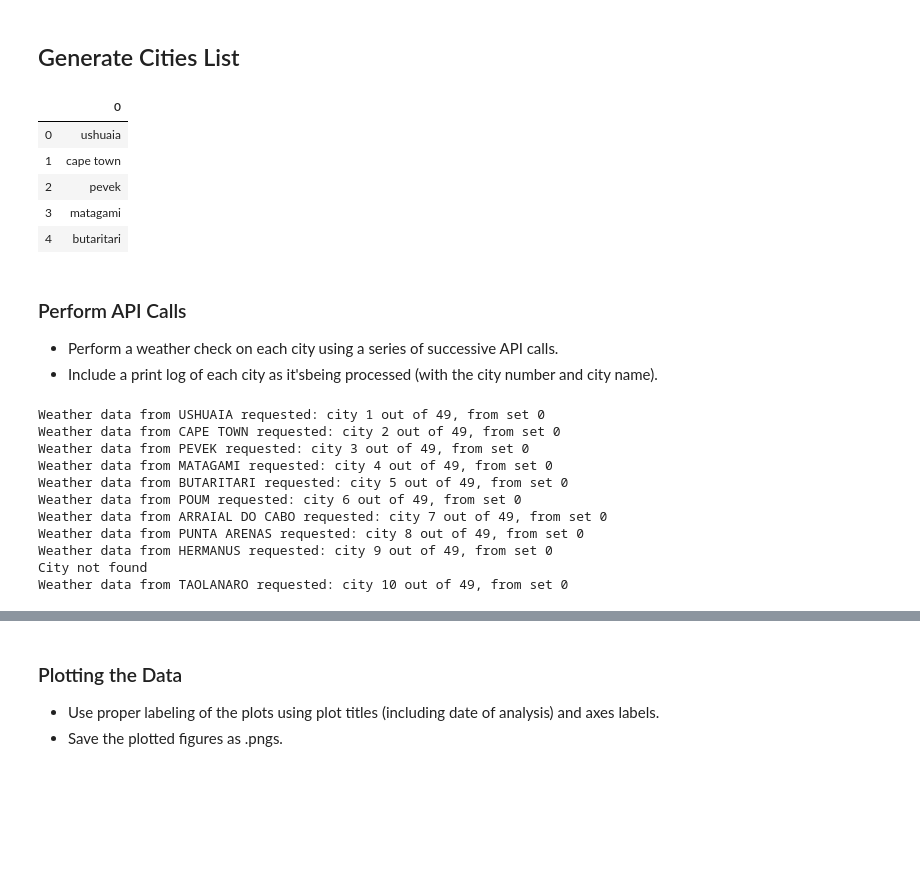
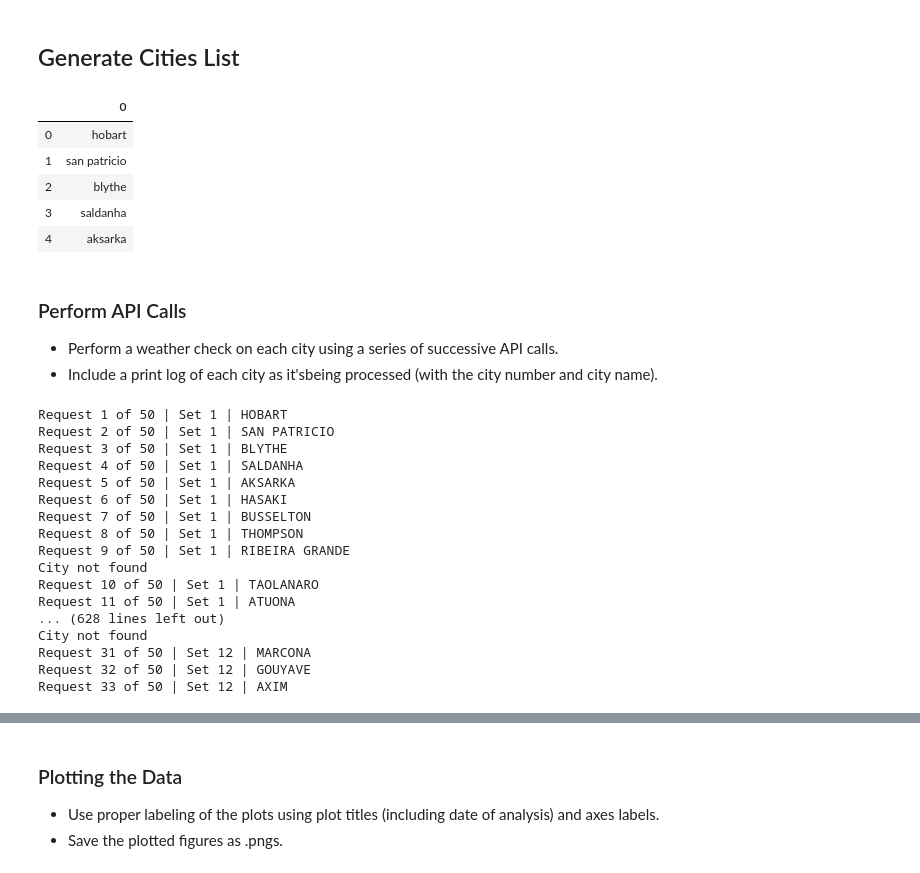
Before and after one commit to vitoperez117/Weather-Data-API-Requests-Pandas-Matplotlib, a Jupyter notebook: WeatherPy.ipynb, the cells around one changed output, grey strips where cells are left out. Drawn from its saved outputs; the diff is of its cells as text; code cells hidden in the pictures; blank space fills up the shorter version.

```diff
--- a/WeatherPy.ipynb
+++ b/WeatherPy.ipynb
@@ -33,30 +33,30 @@ lng_range = (-180, 180)
 # %%
 # List for holding lat_lngs and cities
 lat_lngs = []
 cities = []
 
 # Create a set of random lat and lng combinations
-lats = np.random.uniform(low=-90.000, high=90.000, size=10)
-lngs = np.random.uniform(low=-180.000, high=180.000, size=10)
+lats = np.random.uniform(low=-90.000, high=90.000, size=1500)
+lngs = np.random.uniform(low=-180.000, high=180.000, size=1500)
 lat_lngs = zip(lats, lngs)
 
 # Identify nearest city for each lat, lng combination
 for lat_lng in lat_lngs:
     city = citipy.nearest_city(lat_lng[0], lat_lng[1]).city_name
 
     # If the city is unique, then add it to a our cities list
     if city not in cities:
         cities.append(city)
 
 # Print the city count to confirm sufficient count
 pd.DataFrame(cities).head()
 # %% [output]
 |  | 0 |
-| 0 | ushuaia |
-| 1 | cape town |
-| 2 | pevek |
-| 3 | matagami |
-| 4 | butaritari |
+| 0 | hobart |
+| 1 | san patricio |
+| 2 | blythe |
+| 3 | saldanha |
+| 4 | aksarka |
 # %% [markdown]
 ### Perform API Calls
 * Perform a weather check on each city using a series of successive API calls.
@@ -74,15 +74,13 @@ max_temp = []
 wind_speed = []
 
 counter = 0
-set_counter = 0
+set_counter = 1
 
 
 for city in cities:
     url = f"{base_url}q={city}&APPID={api_key}"
     try:
-        weather = requests.get(url).json()
-
-
+        weather = requests.get(url, timeout = 1).json()
 
         cloudiness.append(weather['clouds']['all'])
         country.append(weather['sys']['country'])
@@ -102,19 +100,25 @@ for city in cities:
     elif counter >=50:
         counter = 0
         set_counter +=1
-    print(f"Weather data from {city.upper()} requested: city {counter} out of 49, from set {set_counter}")
+    print(f"Request {counter} of 50 | Set {set_counter} | {city.upper()}")
 # %% [output]
-Weather data from USHUAIA requested: city 1 out of 49, from set 0
-Weather data from CAPE TOWN requested: city 2 out of 49, from set 0
-Weather data from PEVEK requested: city 3 out of 49, from set 0
-Weather data from MATAGAMI requested: city 4 out of 49, from set 0
-Weather data from BUTARITARI requested: city 5 out of 49, from set 0
-Weather data from POUM requested: city 6 out of 49, from set 0
-Weather data from ARRAIAL DO CABO requested: city 7 out of 49, from set 0
-Weather data from PUNTA ARENAS requested: city 8 out of 49, from set 0
-Weather data from HERMANUS requested: city 9 out of 49, from set 0
+Request 1 of 50 | Set 1 | HOBART
+Request 2 of 50 | Set 1 | SAN PATRICIO
+Request 3 of 50 | Set 1 | BLYTHE
+Request 4 of 50 | Set 1 | SALDANHA
+Request 5 of 50 | Set 1 | AKSARKA
+Request 6 of 50 | Set 1 | HASAKI
+Request 7 of 50 | Set 1 | BUSSELTON
+Request 8 of 50 | Set 1 | THOMPSON
+Request 9 of 50 | Set 1 | RIBEIRA GRANDE
 City not found
-Weather data from TAOLANARO requested: city 10 out of 49, from set 0
+Request 10 of 50 | Set 1 | TAOLANARO
+Request 11 of 50 | Set 1 | ATUONA
+... (628 lines left out)
+City not found
+Request 31 of 50 | Set 12 | MARCONA
+Request 32 of 50 | Set 12 | GOUYAVE
+Request 33 of 50 | Set 12 | AXIM
 # %%
 #Write extracted data into csv file
 ls_zip = zip(cities, cloudiness, country, date, humidity, max_temp, wind_speed, lat, lng)
```
Also changed, not shown: parts of 6 cells of this notebook, 5 other files.
